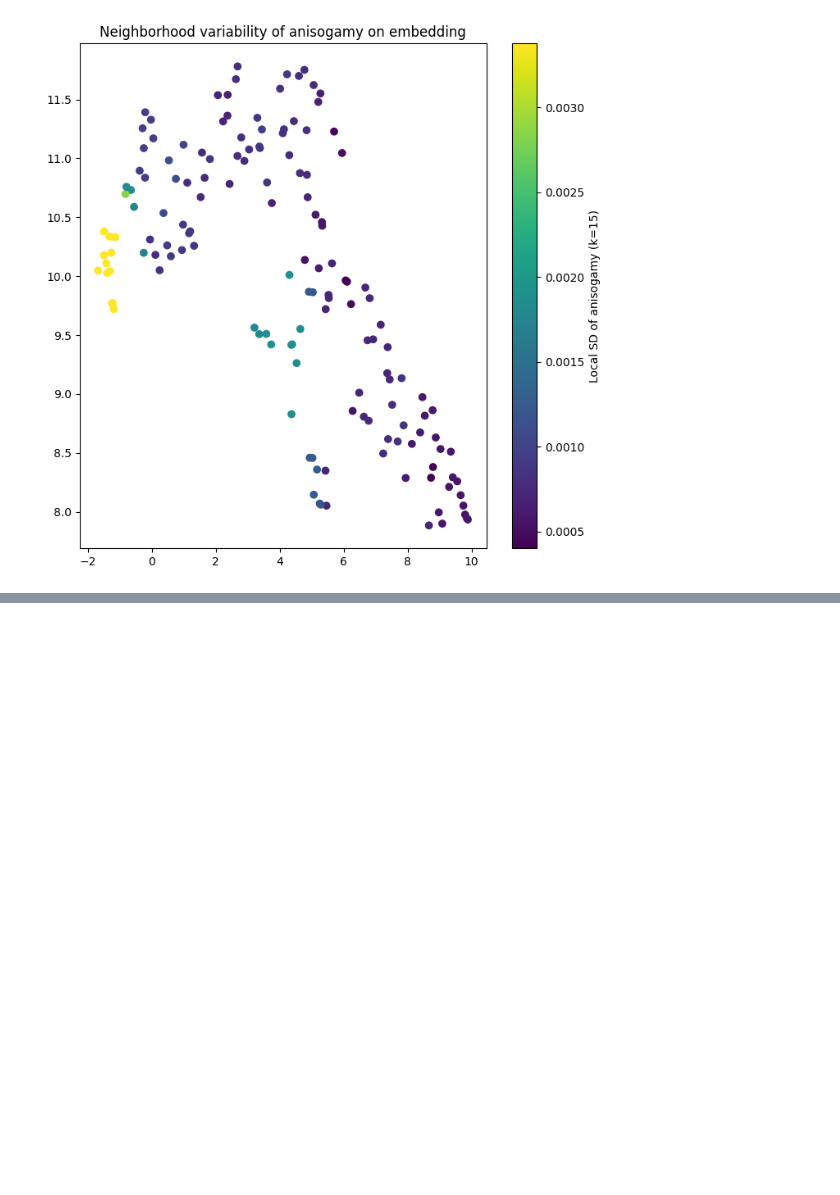
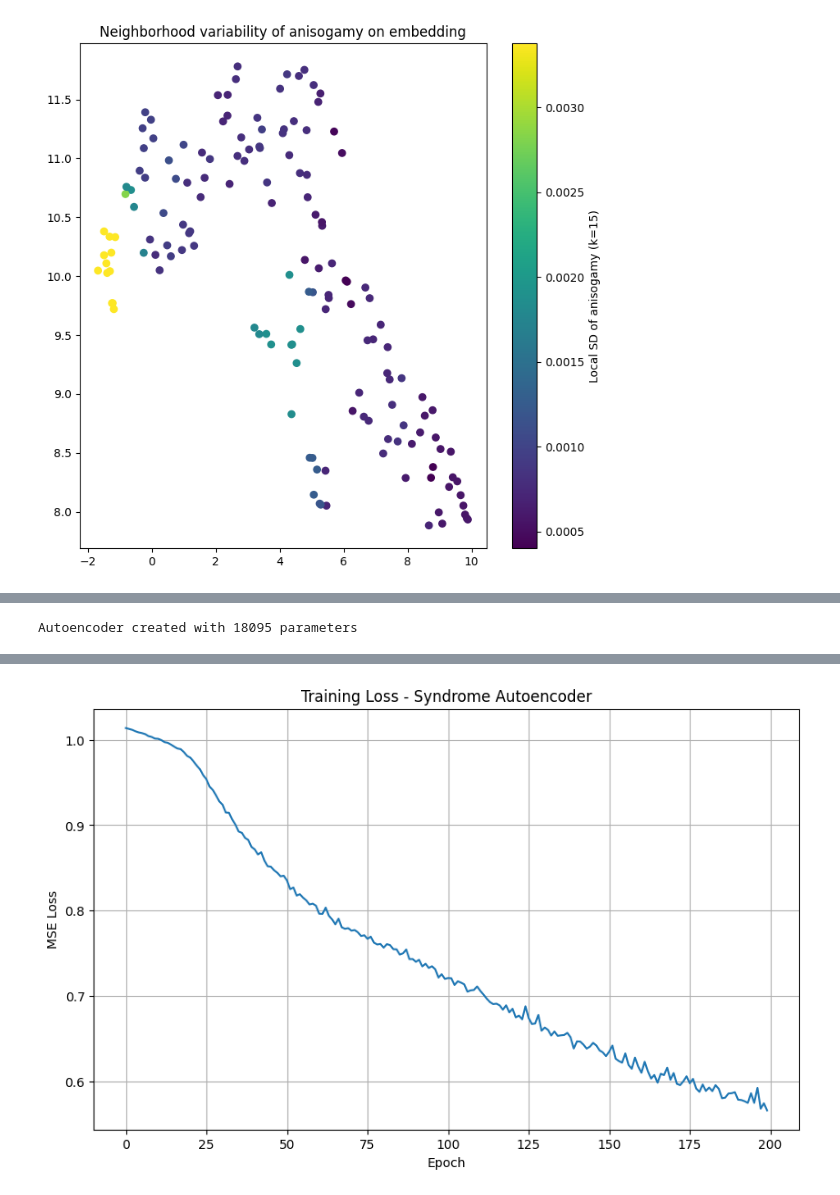
Before and after one commit to mkamya20/SyndromeandLevers, a Jupyter notebook: dev/exploration_new.ipynb, the cells around one changed output, grey strips where cells are left out. Cells and saved outputs as stored; diff of their text form; code cells hidden in the pictures; blank space fills up the shorter version.

```diff
--- a/dev/exploration_new.ipynb
+++ b/dev/exploration_new.ipynb
@@ -227,0 +547,78 @@ plt.show()
+# %%
+# Autoencoder for Syndrome Detection
+# Autoencoders can identify syndromes by learning compressed representations
+
+class SyndromeAutoencoder(nn.Module):
+    def __init__(self, input_dim, encoding_dim=8):
+        super(SyndromeAutoencoder, self).__init__()
+        self.encoding_dim = encoding_dim
+
+        # Encoder
+        self.encoder = nn.Sequential(
+            nn.Linear(input_dim, 64),
+            nn.ReLU(),
+            nn.Dropout(0.2),
+            nn.Linear(64, 32),
+            nn.ReLU(),
+            nn.Linear(32, encoding_dim),
+            nn.ReLU()
+        )
+
+        # Decoder
+        self.decoder = nn.Sequential(
+            nn.Linear(encoding_dim, 32),
+            nn.ReLU(),
+            nn.Linear(32, 64),
+            nn.ReLU(),
+            nn.Dropout(0.2),
+            nn.Linear(64, input_dim)
+        )
+
+    def forward(self, x):
+        encoded = self.encoder(x)
+        decoded = self.decoder(encoded)
+        return decoded, encoded
+
+    def encode(self, x):
+        return self.encoder(x)
+
+# Create autoencoder
+autoencoder = SyndromeAutoencoder(input_dim=X_scaled.shape[1], encoding_dim=8).to(device)
+print(f"Autoencoder created with {sum(p.numel() for p in autoencoder.parameters())} parameters")
+# %% [output]
+Autoencoder created with 18095 parameters
+# %%
+# Train autoencoder
+def train_autoencoder(model, X_tensor, epochs=100, lr=0.001):
+    model.train()
+    optimizer = optim.Adam(model.parameters(), lr=lr)
+    criterion = nn.MSELoss()
+
+    losses = []
+
+    for epoch in range(epochs):
+        optimizer.zero_grad()
+        decoded, encoded = model(X_tensor)
+        loss = criterion(decoded, X_tensor)
+        loss.backward()
+        optimizer.step()
+
+        losses.append(loss.item())
+
+        if epoch % 20 == 0:
+            print(f'Epoch {epoch}, Loss: {loss.item():.6f}')
+
+    return losses
+
+print("Training autoencoder for syndrome detection...")
+ae_losses = train_autoencoder(autoencoder, X_tensor, epochs=200)
+
+# Plot training loss
+plt.figure(figsize=(10, 6))
+plt.plot(ae_losses)
+plt.title('Training Loss - Syndrome Autoencoder')
+plt.xlabel('Epoch')
+plt.ylabel('MSE Loss')
+plt.grid(True)
+plt.show()
+# %% [output]
@@ -227,0 +636 @@ plt.show()
+[figure, added]
```
Also changed, not shown: parts of 16 cells of this notebook.
